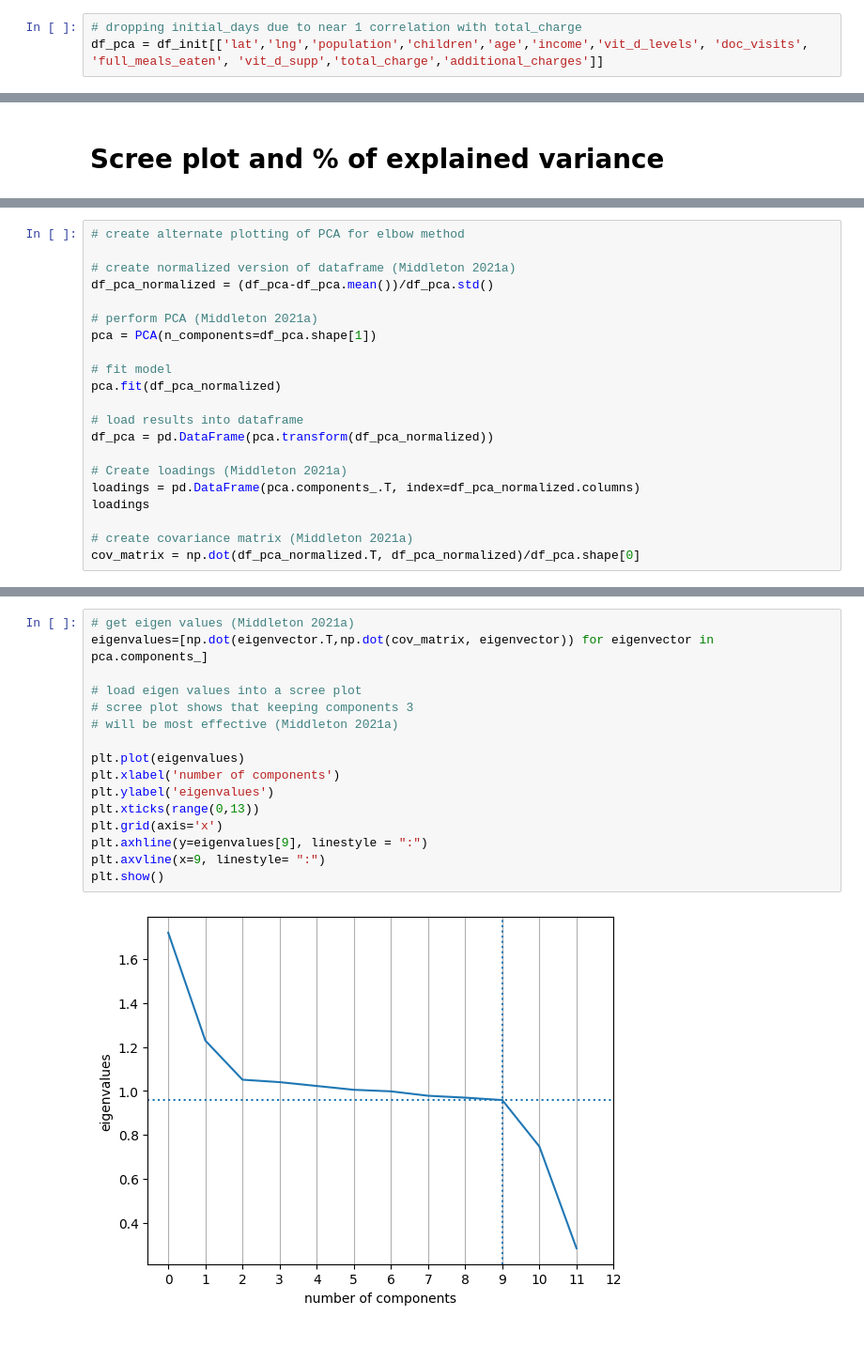
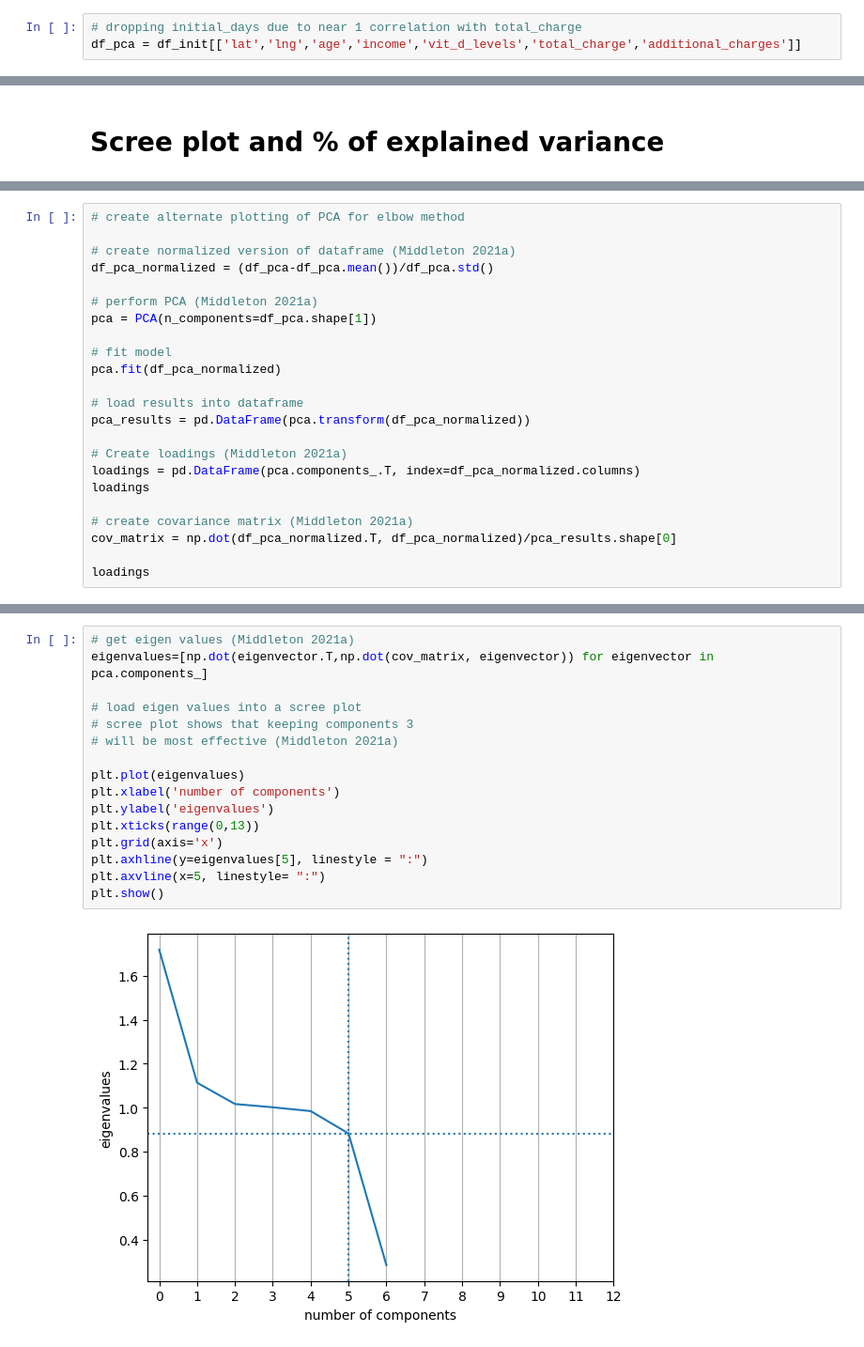
Before and after one commit to thebrackett/d212_task2, a Jupyter notebook: d212_task2_final.ipynb, the cells around one changed output, grey strips where cells are left out. Shown at 94% size. Saved outputs shown, nothing was run; the diff lists cells and outputs as text.

```diff
--- a/d212_task2_final.ipynb
+++ b/d212_task2_final.ipynb
@@ -124,6 +112,6 @@ sns.heatmap(corr, mask=mask, center=0, cmap=cmap, linewidths=1, annot=True, fmt=
 # %%
 # dropping initial_days due to near 1 correlation with total_charge
-df_pca = df_init[['lat','lng','population','children','age','income','vit_d_levels', 'doc_visits', 'full_meals_eaten', 'vit_d_supp','total_charge','additional_charges']]
+df_pca = df_init[['lat','lng','age','income','vit_d_levels','total_charge','additional_charges']]
 # %% [markdown]
 # Select best features for PCA
 # %% [markdown]
@@ -182,11 +180,13 @@ pca = PCA(n_components=df_pca.shape[1])
 pca.fit(df_pca_normalized)
 
 # load results into dataframe
-df_pca = pd.DataFrame(pca.transform(df_pca_normalized))
+pca_results = pd.DataFrame(pca.transform(df_pca_normalized))
 
 # Create loadings (Middleton 2021a)
 loadings = pd.DataFrame(pca.components_.T, index=df_pca_normalized.columns)
 loadings
 
 # create covariance matrix (Middleton 2021a)
-cov_matrix = np.dot(df_pca_normalized.T, df_pca_normalized)/df_pca.shape[0]
+cov_matrix = np.dot(df_pca_normalized.T, df_pca_normalized)/pca_results.shape[0]
+
+loadings
@@ -193,18 +202,18 @@ cov_matrix = np.dot(df_pca_normalized.T, df_pca_normalized)/df_pca.shape[0]
 # %%
 # get eigen values (Middleton 2021a)
 eigenvalues=[np.dot(eigenvector.T,np.dot(cov_matrix, eigenvector)) for eigenvector in pca.components_]
 
 # load eigen values into a scree plot
 # scree plot shows that keeping components 3
 # will be most effective (Middleton 2021a)
 
 plt.plot(eigenvalues)
 plt.xlabel('number of components')
 plt.ylabel('eigenvalues')
 plt.xticks(range(0,13))
 plt.grid(axis='x')
-plt.axhline(y=eigenvalues[9], linestyle = ":")
-plt.axvline(x=9, linestyle= ":")
+plt.axhline(y=eigenvalues[5], linestyle = ":")
+plt.axvline(x=5, linestyle= ":")
 plt.show()
 # %% [output]
-[figure, old version]
+[figure, new version]
```
Also changed, not shown: parts of 10 cells of this notebook, 1 other file.
